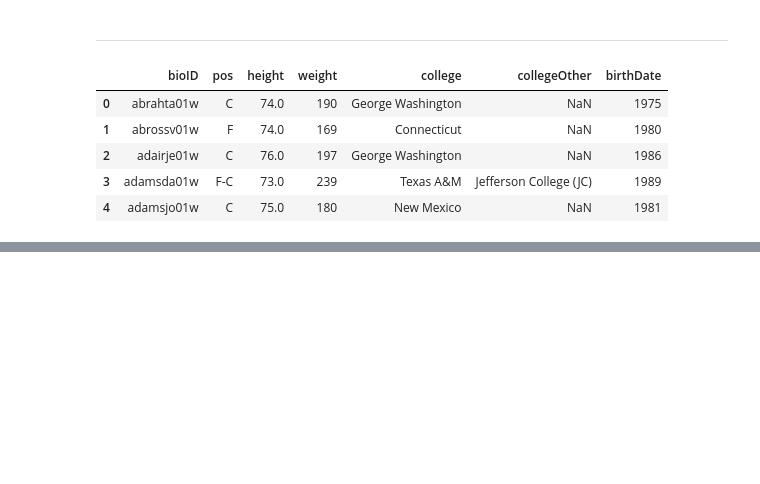
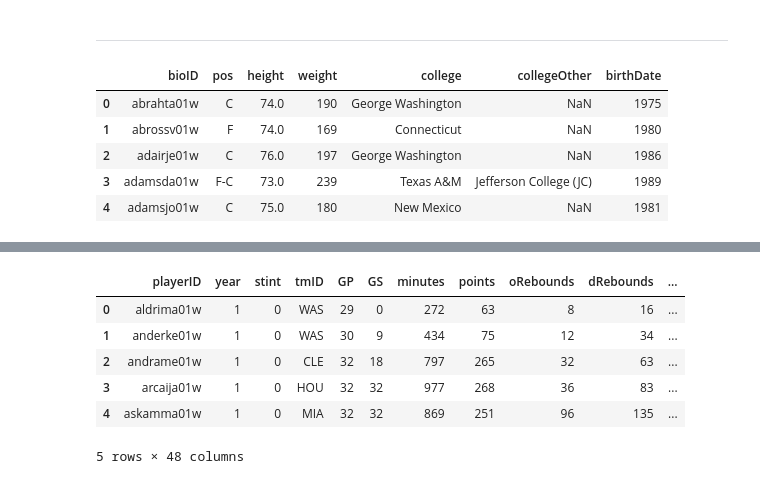
Before and after one commit to marisaazevedo/WNBA_playoffs_qualification_Predictor, a Jupyter notebook: data_treatment.ipynb, the cells around one changed output, grey strips where cells are left out. Cells and saved outputs as stored; diff of their text form; code cells hidden in the pictures; blank space fills up the shorter version.

```diff
--- a/data_treatment.ipynb
+++ b/data_treatment.ipynb
@@ -237,0 +257,19 @@ df_players.head()
+# %%
+#I have 2 dataframes, df_pteams and df_players, the df_playes have this "bioID	pos	height	weight	college	collegeOther	birthDate"
+# I want to merge that info with the infon in df_pteams on bioID to playerID
+
+df_players_merged = df_pteams.merge(df_players, left_on='playerID', right_on='bioID', how='left')
+df_players_merged = df_players_merged.drop(columns=['bioID', 'lgID'])
+
+df_players_merged.head()
+
+# save in data/players_teams_merged.csv
+#df_players_merged.to_csv(os.path.join(folder_path, 'players_teams_merged.csv'), index=False)
+# %% [output]
+|  | playerID | year | stint | tmID | GP | GS | minutes | points | oRebounds | dRebounds | ... |
+| 0 | aldrima01w | 1 | 0 | WAS | 29 | 0 | 272 | 63 | 8 | 16 | ... |
+| 1 | anderke01w | 1 | 0 | WAS | 30 | 9 | 434 | 75 | 12 | 34 | ... |
+| 2 | andrame01w | 1 | 0 | CLE | 32 | 18 | 797 | 265 | 32 | 63 | ... |
+| 3 | arcaija01w | 1 | 0 | HOU | 32 | 32 | 977 | 268 | 36 | 83 | ... |
+| 4 | askamma01w | 1 | 0 | MIA | 32 | 32 | 869 | 251 | 96 | 135 | ... |
+5 rows × 48 columns
```
Also changed, not shown: parts of 7 cells of this notebook.
